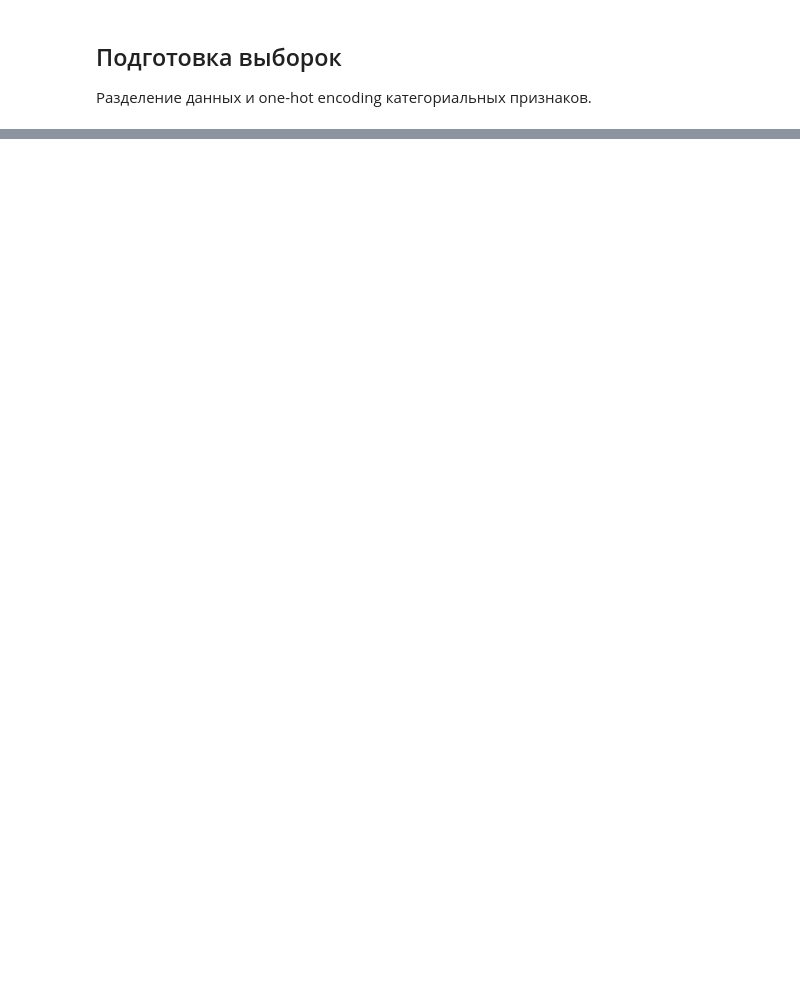
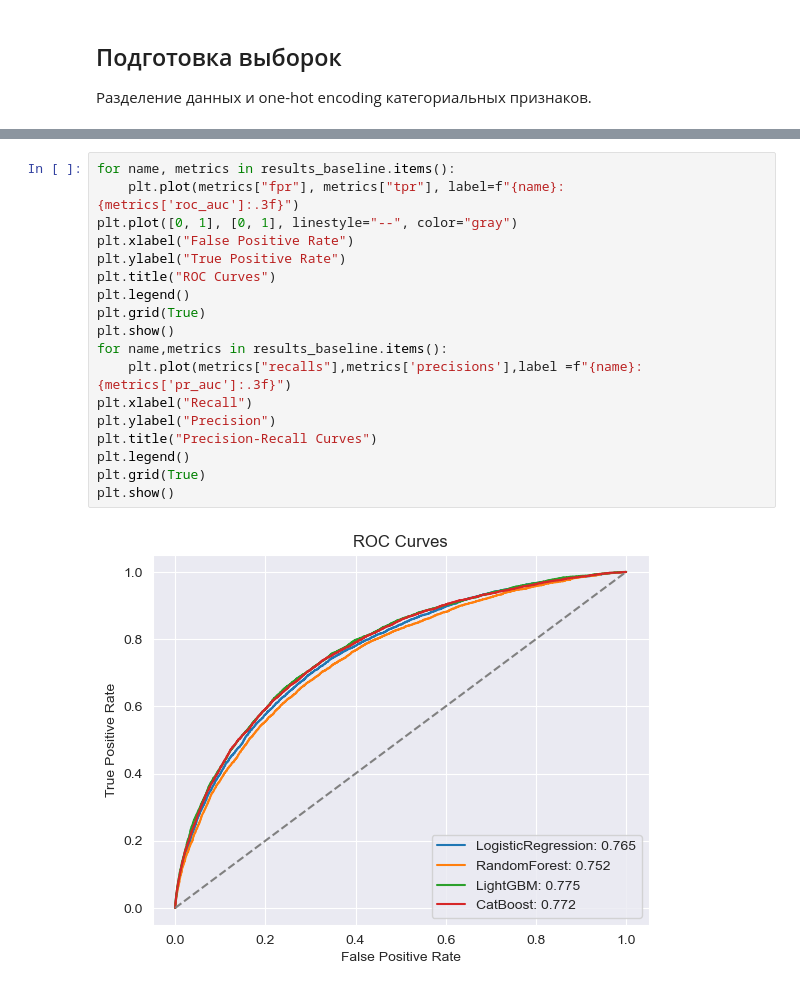
Before and after one commit to Mu2Ka/Home-Credit-Default-Risk, a Jupyter notebook: home-credit-default-risk/main.ipynb, the cells around one changed output, grey strips where cells are left out. Drawn from its saved outputs; the diff is of its cells as text; blank space fills up the shorter version.

```diff
--- a/home-credit-default-risk/main.ipynb
+++ b/home-credit-default-risk/main.ipynb
@@ -679,0 +514,20 @@ average_precision_mean нашей Baseline: 0.26082591934313226
+# %%
+for name, metrics in results_baseline.items():
+    plt.plot(metrics["fpr"], metrics["tpr"], label=f"{name}: {metrics['roc_auc']:.3f}")
+plt.plot([0, 1], [0, 1], linestyle="--", color="gray")
+plt.xlabel("False Positive Rate")
+plt.ylabel("True Positive Rate")
+plt.title("ROC Curves")
+plt.legend()
+plt.grid(True)
+plt.show()
+for name,metrics in results_baseline.items():
+    plt.plot(metrics["recalls"],metrics['precisions'],label =f"{name}: {metrics['pr_auc']:.3f}")
+plt.xlabel("Recall")
+plt.ylabel("Precision")
+plt.title("Precision-Recall Curves")
+plt.legend()
+plt.grid(True)
+plt.show()
+# %% [output]
+[figure, added]
```
Also changed, not shown: parts of 42 cells of this notebook, 4 other files.
